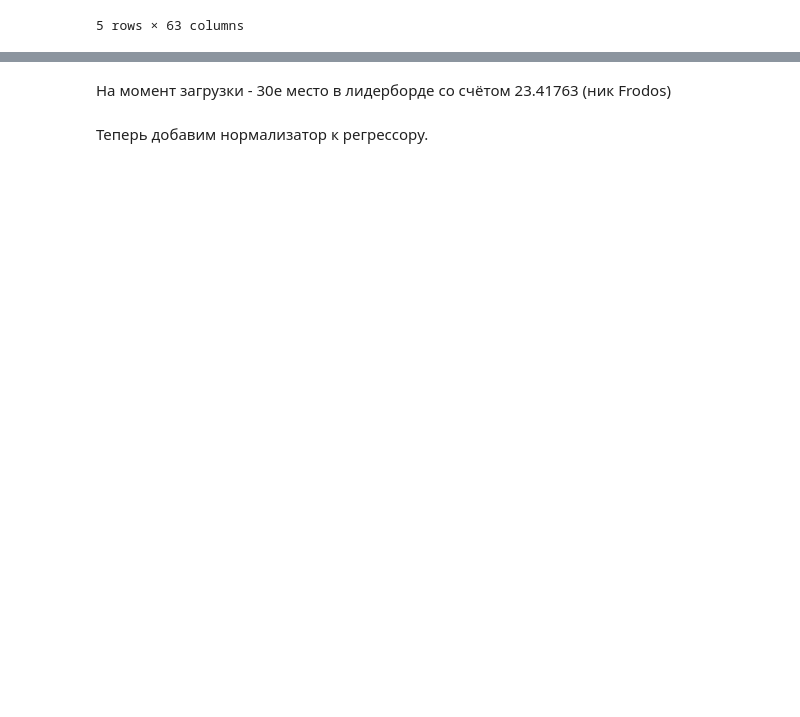
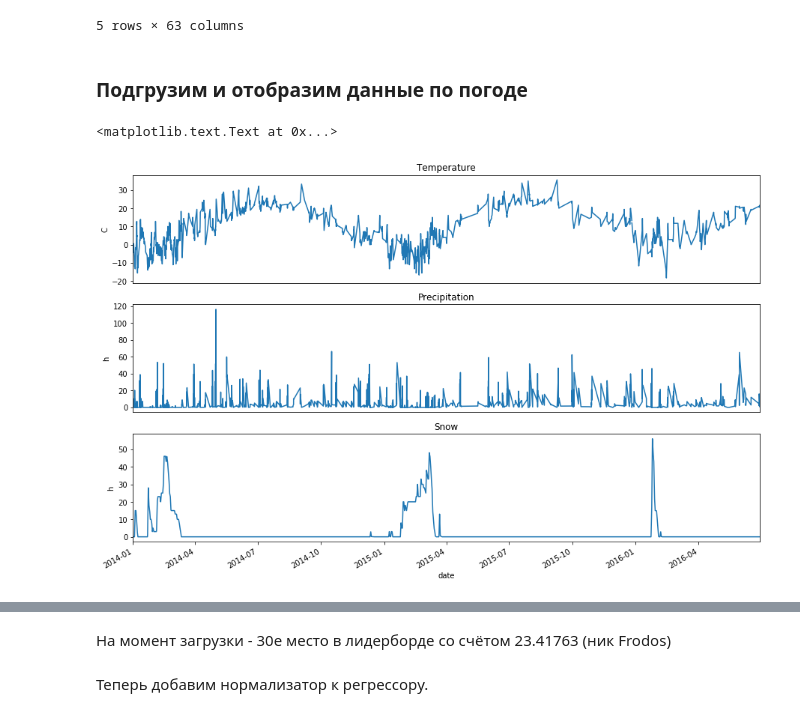
Before and after one commit to PhySci/projectNYtaxi, a Jupyter notebook: week6/week-6.ipynb, the cells around one changed output, grey strips where cells are left out. Saved outputs shown, nothing was run; the diff lists cells and outputs as text; code cells hidden in the pictures; blank space fills up the shorter version.

```diff
--- a/week6/week-6.ipynb
+++ b/week6/week-6.ipynb
@@ -276,3 +276,5 @@ commonFeatures.head()
 | 2014-01-01 03:00:00 | 3.0 | 1 | 0.998427 | 0.056070 | 0.993712 | 0.111964 | 0.985871 | 0.167506 | 0.974928 | 0.222521 | ... |
 | 2014-01-01 04:00:00 | 4.0 | 1 | 0.997204 | 0.074730 | 0.988831 | 0.149042 | 0.974928 | 0.222521 | 0.955573 | 0.294755 | ... |
 5 rows × 63 columns
+# %% [markdown]
+### Подгрузим и отобразим данные по погоде
@@ -278,0 +286,24 @@ commonFeatures.head()
+# %%
+plt.figure(figsize=[15,10])
+
+plt.subplot(311)
+weatherDf.temp_val.plot()
+plt.title('Temperature')
+plt.xlabel('')
+plt.ylabel('C')
+plt.xticks([])
+
+plt.subplot(312)
+weatherDf.precip.plot()
+plt.title('Precipitation')
+plt.xlabel('')
+plt.xticks([])
+plt.ylabel('h')
+
+plt.subplot(313)
+weatherDf.snow.plot()
+plt.title('Snow')
+plt.ylabel('h')
+# %% [output]
+<matplotlib.text.Text at 0x...>
+[figure, added]
```
Also changed, not shown: parts of 8 cells of this notebook, 3 other files.
